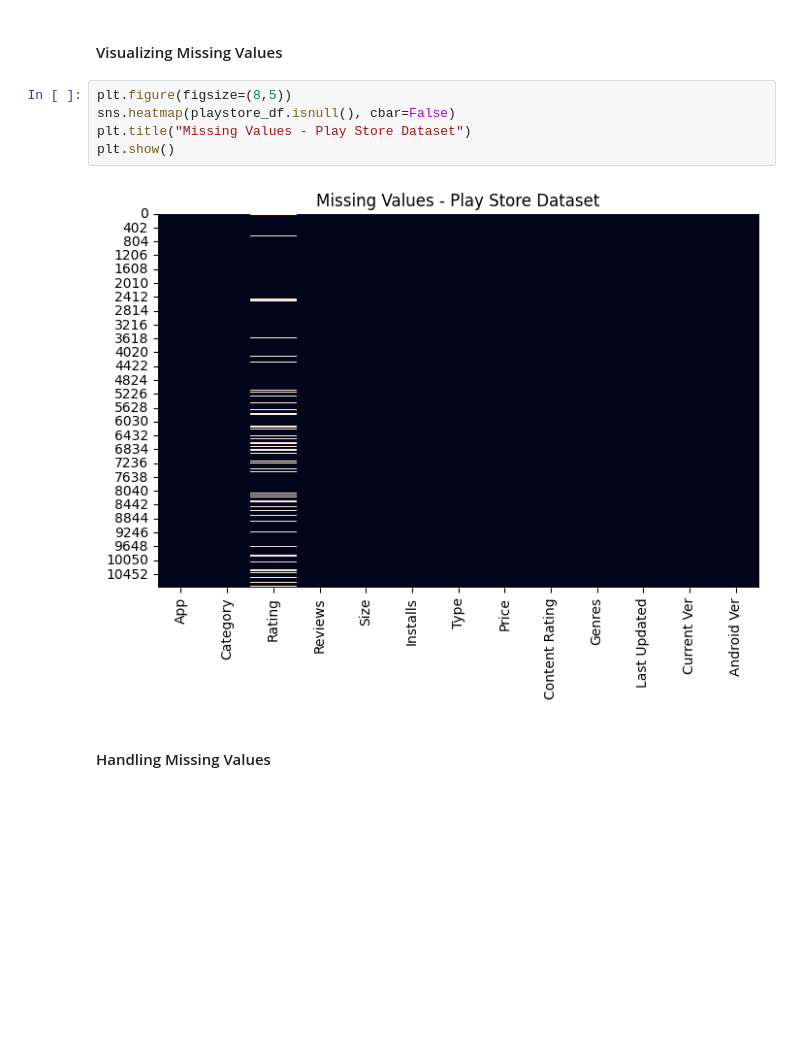
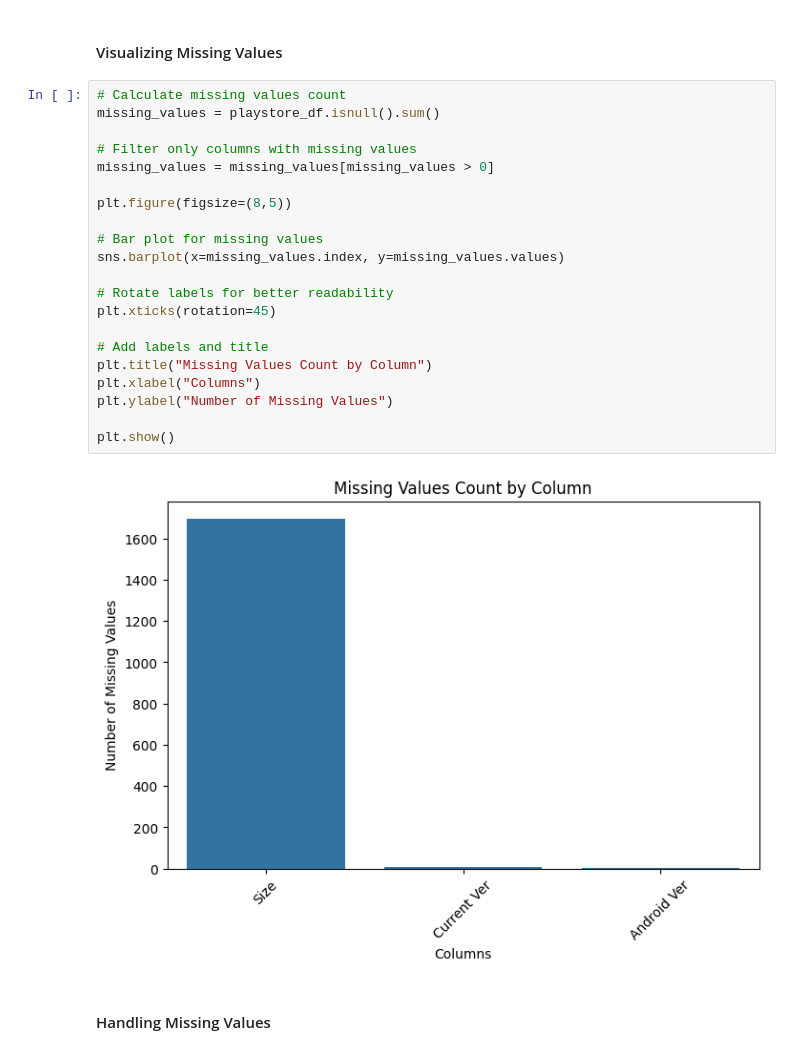
Before and after one commit to Chetanpatil71502/EDA-Play-Store-App-Review-Analysis, a Jupyter notebook: EDA_Play_Store_App_Review_Analysis.ipynb, the cells around one changed output. Cells and saved outputs as stored; diff of their text form; blank space fills up the shorter version.

```diff
--- a/EDA_Play_Store_App_Review_Analysis.ipynb
+++ b/EDA_Play_Store_App_Review_Analysis.ipynb
@@ -218,13 +230,29 @@ reviews_df.isnull().sum()
 dtype: int64
 # %% [markdown]
 #### Visualizing Missing Values
-# %%
-plt.figure(figsize=(8,5))
-sns.heatmap(playstore_df.isnull(), cbar=False)
-plt.title("Missing Values - Play Store Dataset")
-plt.show()
-# %% [output]
-[figure, removed]
+# %%
+# Calculate missing values count
+missing_values = playstore_df.isnull().sum()
+
+# Filter only columns with missing values
+missing_values = missing_values[missing_values > 0]
+
+plt.figure(figsize=(8,5))
+
+# Bar plot for missing values
+sns.barplot(x=missing_values.index, y=missing_values.values)
+
+# Rotate labels for better readability
+plt.xticks(rotation=45)
+
+# Add labels and title
+plt.title("Missing Values Count by Column")
+plt.xlabel("Columns")
+plt.ylabel("Number of Missing Values")
+
+plt.show()
+# %% [output]
+[figure, added]
 # %% [markdown]
 #### Handling Missing Values
 # %%
```
Also changed, not shown: parts of 112 cells of this notebook.
